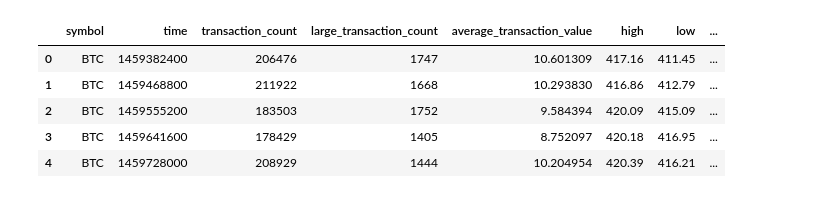
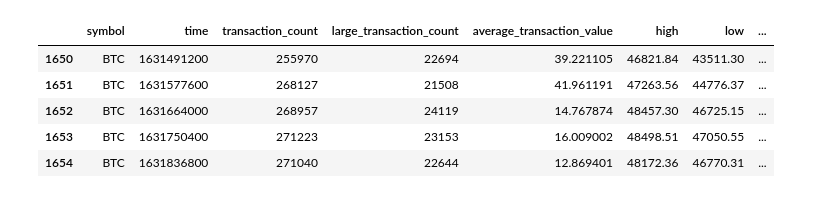
Before and after one commit to Crypto-Crustaceans/project3, a Jupyter notebook: linear_regression.ipynb, the cells around one changed output. Cells and saved outputs as stored; diff of their text form; code cells hidden in the pictures.

```diff
--- a/linear_regression.ipynb
+++ b/linear_regression.ipynb
@@ -3,16 +3,16 @@ import pandas as pd
 import numpy as np
 import matplotlib.pyplot as plt
 # %%
-df = pd.read_csv('combined_data.csv')
+df = pd.read_csv('regression_train_data.csv')
 
-df.head()
+df.tail()
 # %% [output]
 |  | symbol | time | transaction_count | large_transaction_count | average_transaction_value | high | low | ... |
-| 0 | BTC | 1459382400 | 206476 | 1747 | 10.601309 | 417.16 | 411.45 | ... |
-| 1 | BTC | 1459468800 | 211922 | 1668 | 10.293830 | 416.86 | 412.79 | ... |
-| 2 | BTC | 1459555200 | 183503 | 1752 | 9.584394 | 420.09 | 415.09 | ... |
-| 3 | BTC | 1459641600 | 178429 | 1405 | 8.752097 | 420.18 | 416.95 | ... |
-| 4 | BTC | 1459728000 | 208929 | 1444 | 10.204954 | 420.39 | 416.21 | ... |
+| 1650 | BTC | 1631491200 | 255970 | 22694 | 39.221105 | 46821.84 | 43511.30 | ... |
+| 1651 | BTC | 1631577600 | 268127 | 21508 | 41.961191 | 47263.56 | 44776.37 | ... |
+| 1652 | BTC | 1631664000 | 268957 | 24119 | 14.767874 | 48457.30 | 46725.15 | ... |
+| 1653 | BTC | 1631750400 | 271223 | 23153 | 16.009002 | 48498.51 | 47050.55 | ... |
+| 1654 | BTC | 1631836800 | 271040 | 22644 | 12.869401 | 48172.36 | 46770.31 | ... |
 # %%
 pre_1_day_list = []
 
```
Also changed, not shown: parts of 22 cells of this notebook, 3 other files.
